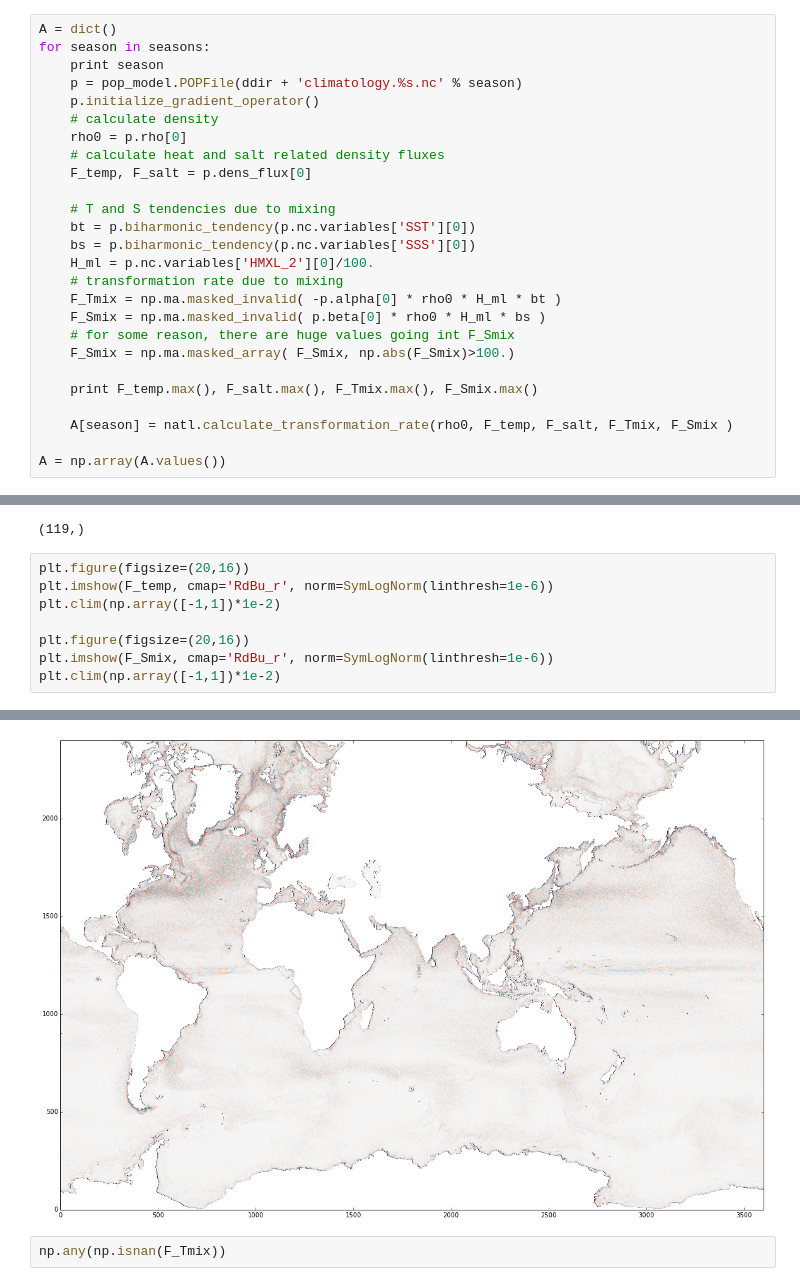
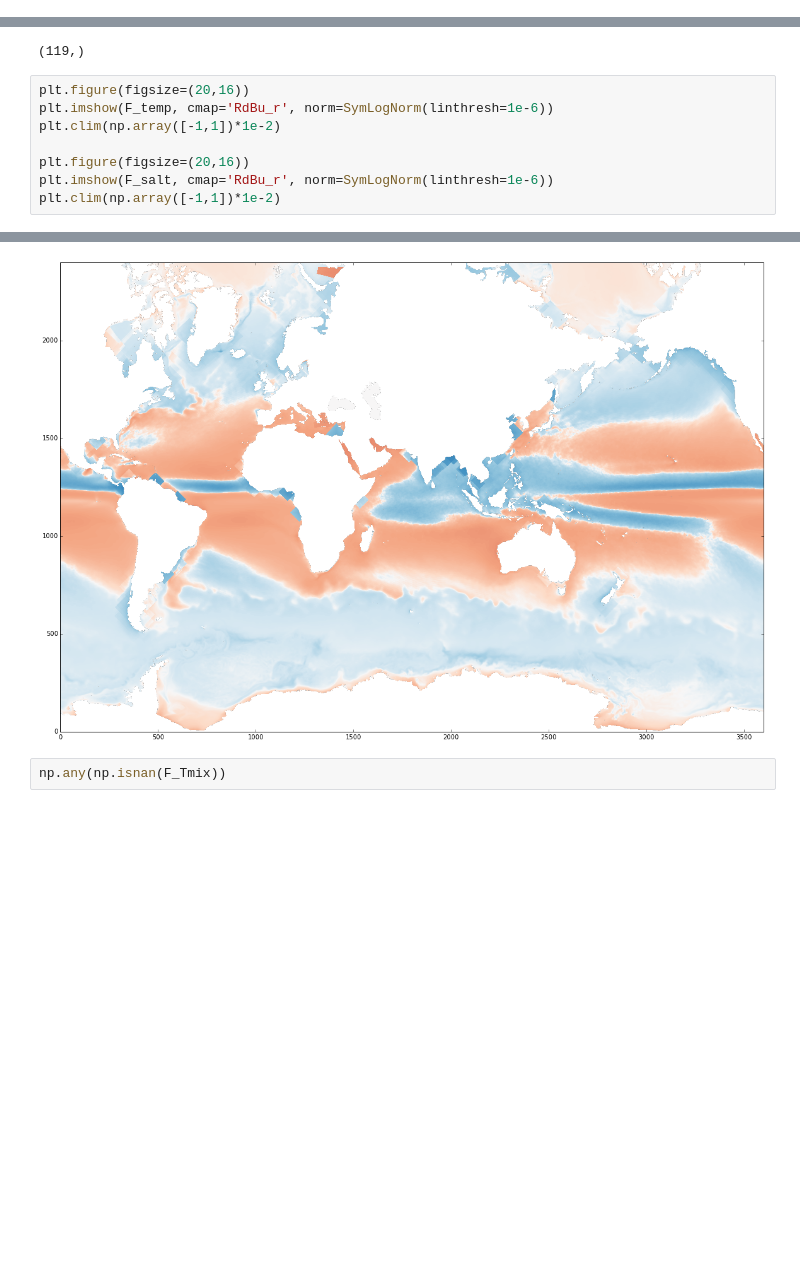
Before and after one commit to rabernat/pop_water_mass, a Jupyter notebook: notebooks/regions.ipynb, the cells around one changed output, grey strips where cells are left out. Saved outputs shown, nothing was run; the diff lists cells and outputs as text; blank space fills up the shorter version.

```diff
--- a/notebooks/regions.ipynb
+++ b/notebooks/regions.ipynb
@@ -21,28 +21,2 @@ natl = transformation.WaterMassRegion('natl',
 natl.initialize_mask(p)
 natl.calculate_rholevs(rho0, rhomin=1022, rhomax=1028.5, nlevs=120, linear=True)
-# %%
-A = dict()
-for season in seasons:
-    print season
-    p = pop_model.POPFile(ddir + 'climatology.%s.nc' % season)
-    p.initialize_gradient_operator()
-    # calculate density
-    rho0 = p.rho[0]
-    # calculate heat and salt related density fluxes
-    F_temp, F_salt = p.dens_flux[0]
-
-    # T and S tendencies due to mixing
-    bt = p.biharmonic_tendency(p.nc.variables['SST'][0])
-    bs = p.biharmonic_tendency(p.nc.variables['SSS'][0])
-    H_ml = p.nc.variables['HMXL_2'][0]/100.
-    # transformation rate due to mixing
-    F_Tmix = np.ma.masked_invalid( -p.alpha[0] * rho0 * H_ml * bt )
-    F_Smix = np.ma.masked_invalid( p.beta[0] * rho0 * H_ml * bs )
-    # for some reason, there are huge values going int F_Smix
-    F_Smix = np.ma.masked_array( F_Smix, np.abs(F_Smix)>100.)
-
-    print F_temp.max(), F_salt.max(), F_Tmix.max(), F_Smix.max()
-
-    A[season] = natl.calculate_transformation_rate(rho0, F_temp, F_salt, F_Tmix, F_Smix )
-
-A = np.array(A.values())
@@ -108,6 +116,6 @@ plt.imshow(F_temp, cmap='RdBu_r', norm=SymLogNorm(linthresh=1e-6))
 plt.clim(np.array([-1,1])*1e-2)
 
 plt.figure(figsize=(20,16))
-plt.imshow(F_Smix, cmap='RdBu_r', norm=SymLogNorm(linthresh=1e-6))
+plt.imshow(F_salt, cmap='RdBu_r', norm=SymLogNorm(linthresh=1e-6))
 plt.clim(np.array([-1,1])*1e-2)
 # %% [output]
@@ -115,4 +123,4 @@ plt.clim(np.array([-1,1])*1e-2)
-[figure, old version]
+[figure, new version]
 # %%
 np.any(np.isnan(F_Tmix))
 # %% [output]
```
Also changed, not shown: parts of 8 cells of this notebook, 2 other files.
